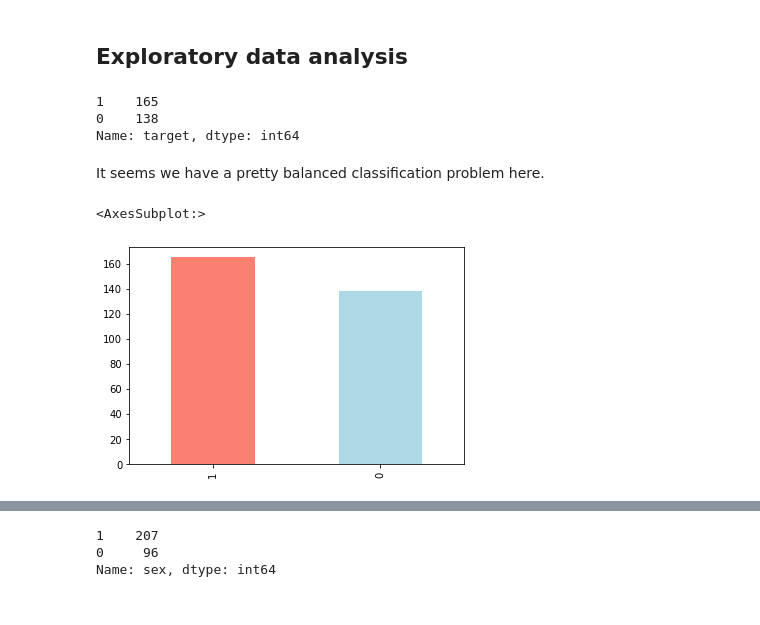
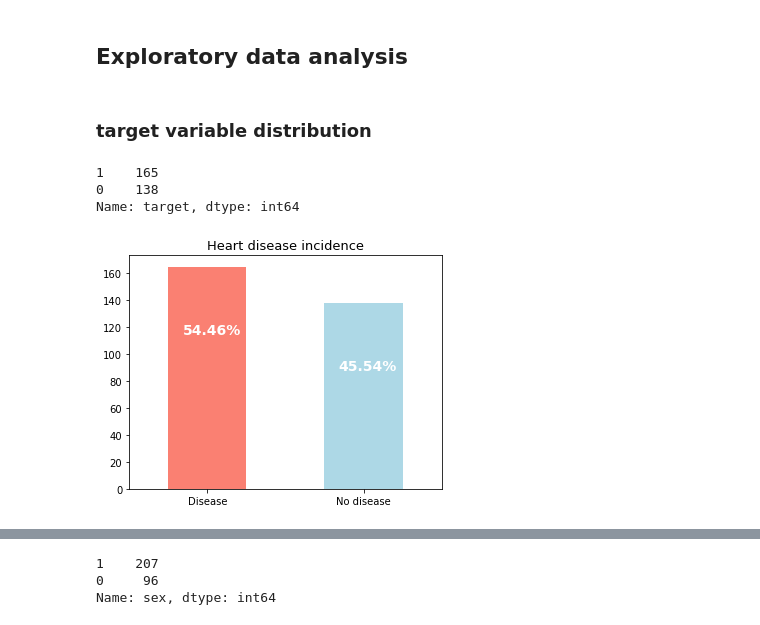
Before and after one commit to rodicafazakas/kaggle, a Jupyter notebook: heart-disease/Heart disease clasification.ipynb, the cells around one changed output, grey strips where cells are left out. Drawn from its saved outputs; the diff is of its cells as text; code cells hidden in the pictures.

```diff
--- a/heart-disease/Heart disease clasification.ipynb
+++ b/heart-disease/Heart disease clasification.ipynb
@@ -70,0 +151,3 @@ df.shape
+# %%
+df.loc[df.ca==4, 'ca'] = np.NaN
+df["ca"].unique()
@@ -70,0 +166,3 @@ df.shape
+# %%
+df.loc[df.thal==0, 'thal'] = np.NaN
+df["thal"].unique()
@@ -70,0 +171,5 @@ df.shape
+# %%
+# we check for the missing values and replace them by the median
+# df.isna().sum()
+df = df.fillna(df.median())
+df.isna().sum()
@@ -78,13 +228,28 @@ df.shape
+# %% [markdown]
+### target variable distribution
 # %%
 df["target"].value_counts()
 # %% [output]
 1    165
 0    138
 Name: target, dtype: int64
-# %% [markdown]
-It seems we have a pretty balanced classification problem here.
 # %%
-df["target"].value_counts().plot(kind="bar", color=(["salmon", "lightblue"]))
+fig, ax = plt.subplots(figsize=(5,4))
+name = ["Disease", "No disease"]
+ax = df["target"].value_counts().plot(kind="bar", color=(["salmon", "lightblue"]))
+ax.set_title("Heart disease incidence", fontsize=13)
+ax.set_xticklabels(name, rotation=0)
+
+# Calculate percentages
+totals = []
+for i in ax.patches:
+    totals.append(i.get_height())
+total = sum(totals)
+for i in ax.patches:
+    ax.text(i.get_x()+.09, i.get_height()-50, \
+            str(round((i.get_height()/total)*100, 2))+'%', fontsize=14,
+                color='white', weight = 'bold')
+
+plt.tight_layout()
 # %% [output]
-<AxesSubplot:>
-[figure, old version]
+[figure, new version]
```
Also changed, not shown: parts of 64 cells of this notebook.
